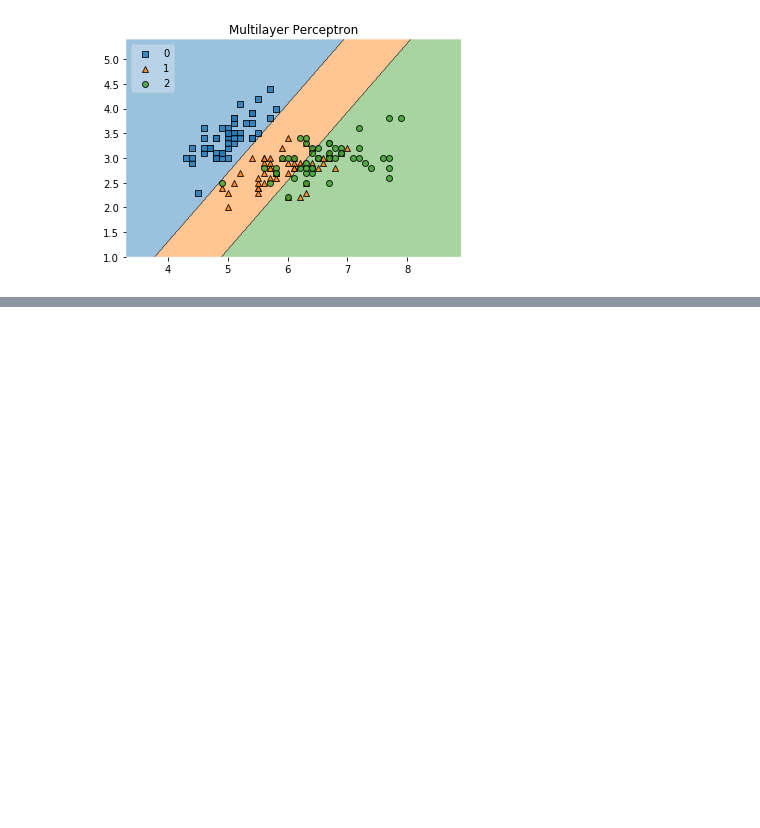
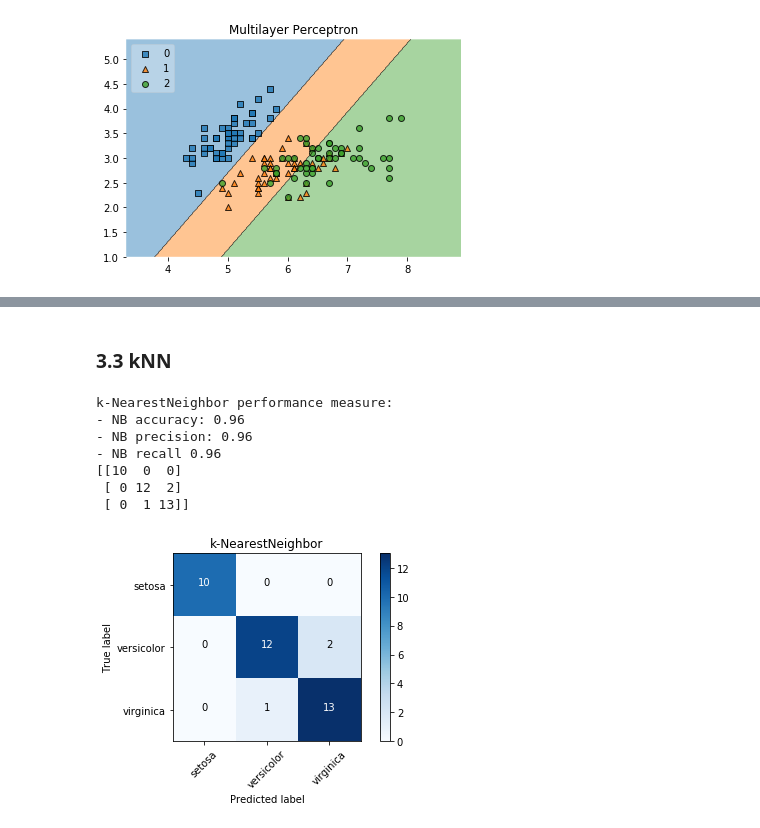
Before and after one commit to renjiraND/Tugas-Kecil-2-AI-IF3170, a Jupyter notebook: TUCIL 2 AI.ipynb, the cells around one changed output, grey strips where cells are left out. Saved outputs shown, nothing was run; the diff lists cells and outputs as text; code cells hidden in the pictures; blank space fills up the shorter version.

```diff
--- a/TUCIL 2 AI.ipynb
+++ b/TUCIL 2 AI.ipynb
@@ -176,0 +269,16 @@ plt.show()
+# %% [markdown]
+### 3.3 kNN
+# %%
+knn90 = KNN(n_neighbors=1)
+knn90.fit(X_train90,y_train90)
+
+perfMeasure('k-NearestNeighbor', y_test90, knn90.predict(X_test90))
+# %% [output]
+k-NearestNeighbor performance measure:
+- NB accuracy: 0.96
+- NB precision: 0.96
+- NB recall 0.96
+[[10  0  0]
+ [ 0 12  2]
+ [ 0  1 13]]
+[figure, added]
```
Also changed, not shown: parts of 11 cells of this notebook.
